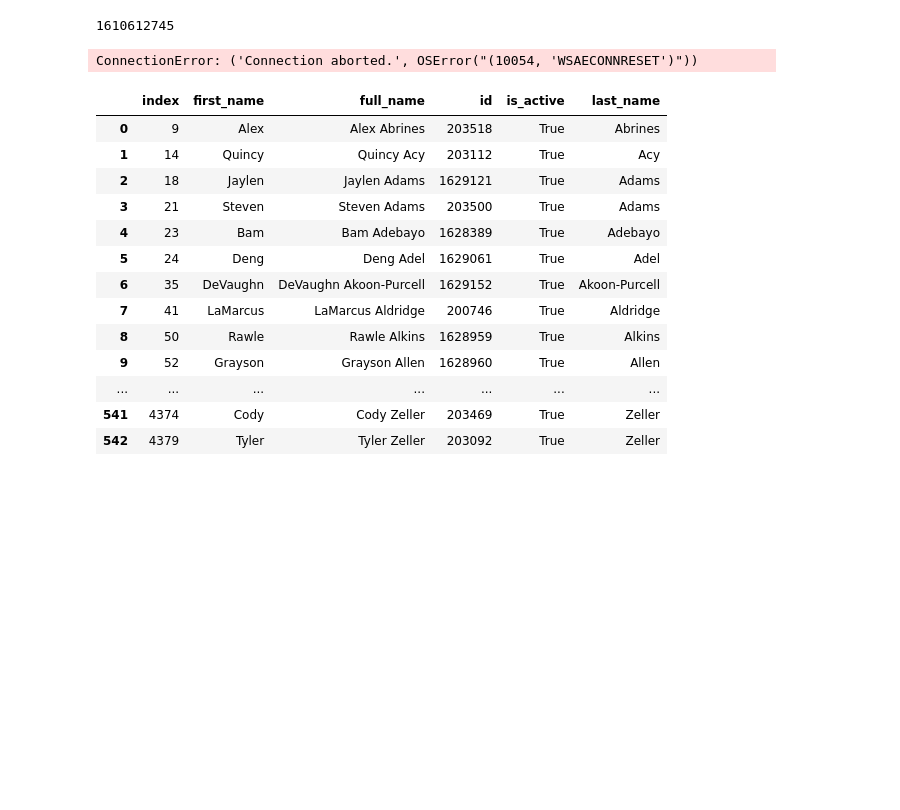
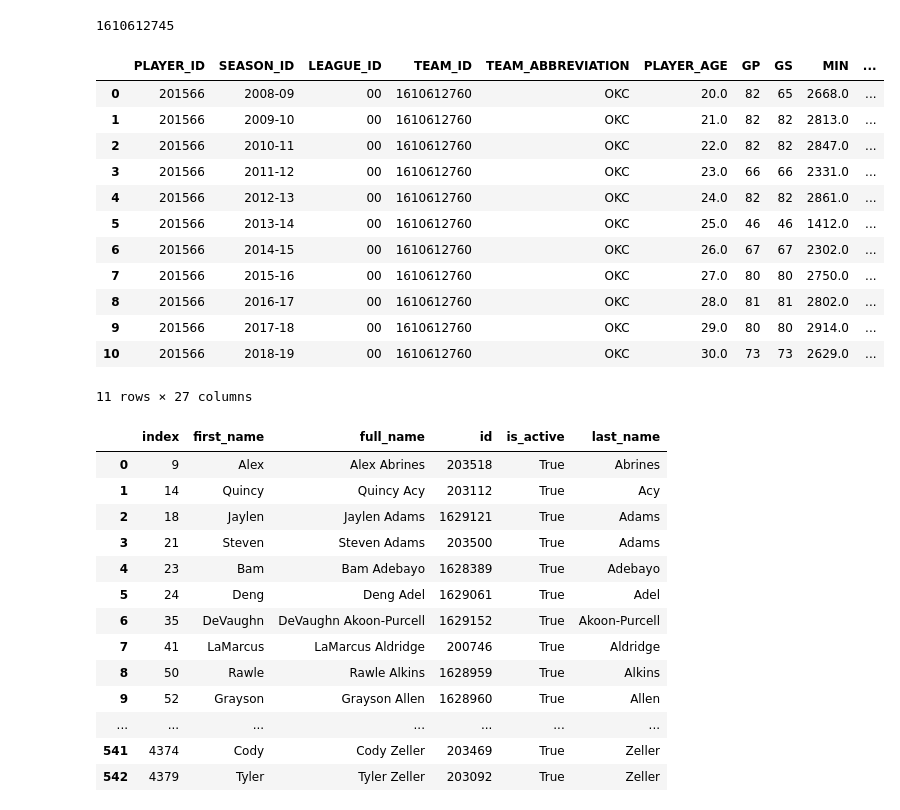
Before and after one commit to nickkeller21/Project1, a Jupyter notebook: nick/Nick Testing.ipynb, the cells around one changed output. Drawn from its saved outputs; the diff is of its cells as text; code cells hidden in the pictures; blank space fills up the shorter version.

```diff
--- a/nick/Nick Testing.ipynb
+++ b/nick/Nick Testing.ipynb
@@ -19,11 +19,28 @@ rockets_id
 1610612745
 # %%
 RW_career = pcs.PlayerCareerStats(player_id='201566')
-RW_career_df = RW_career.get_data_frames()[1]
-RW_career.get_data_frames()[0]
+RW_career_df = RW_career.get_data_frames()[0]
+RW_career_df.count()
+RW_career_df
+#yearthrees = pd.DataFrame({"Years":RW_career_df["SEASON_ID"],
+                           #"FG3%":["FG3_PCT"]})
+#yearthrees
+#RW_career.get_data_frames()[0]
 #.to_csv("0.csv")
 # %% [output]
+|  | PLAYER_ID | SEASON_ID | LEAGUE_ID | TEAM_ID | TEAM_ABBREVIATION | PLAYER_AGE | GP | GS | MIN | ... |
+| 0 | 201566 | 2008-09 | 00 | 1610612760 | OKC | 20.0 | 82 | 65 | 2668.0 | ... |
+| 1 | 201566 | 2009-10 | 00 | 1610612760 | OKC | 21.0 | 82 | 82 | 2813.0 | ... |
+| 2 | 201566 | 2010-11 | 00 | 1610612760 | OKC | 22.0 | 82 | 82 | 2847.0 | ... |
+| 3 | 201566 | 2011-12 | 00 | 1610612760 | OKC | 23.0 | 66 | 66 | 2331.0 | ... |
+| 4 | 201566 | 2012-13 | 00 | 1610612760 | OKC | 24.0 | 82 | 82 | 2861.0 | ... |
+| 5 | 201566 | 2013-14 | 00 | 1610612760 | OKC | 25.0 | 46 | 46 | 1412.0 | ... |
+| 6 | 201566 | 2014-15 | 00 | 1610612760 | OKC | 26.0 | 67 | 67 | 2302.0 | ... |
+| 7 | 201566 | 2015-16 | 00 | 1610612760 | OKC | 27.0 | 80 | 80 | 2750.0 | ... |
+| 8 | 201566 | 2016-17 | 00 | 1610612760 | OKC | 28.0 | 81 | 81 | 2802.0 | ... |
+| 9 | 201566 | 2017-18 | 00 | 1610612760 | OKC | 29.0 | 80 | 80 | 2914.0 | ... |
+| 10 | 201566 | 2018-19 | 00 | 1610612760 | OKC | 30.0 | 73 | 73 | 2629.0 | ... |
-ConnectionError: ('Connection aborted.', OSError("(10054, 'WSAECONNRESET')"))
+11 rows × 27 columns
 # %%
 nba_players = players.get_players()
 player_df = json_normalize(nba_players)
```
